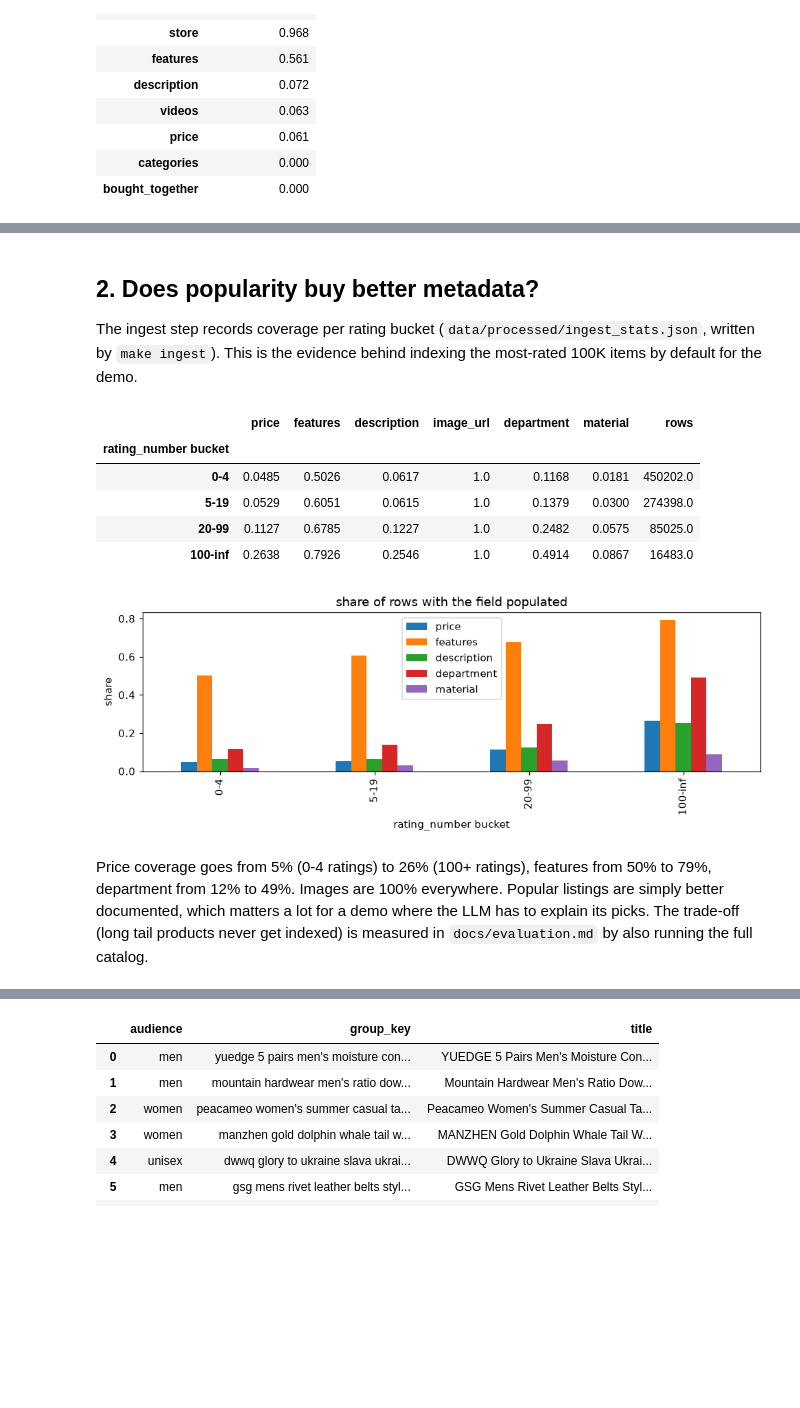
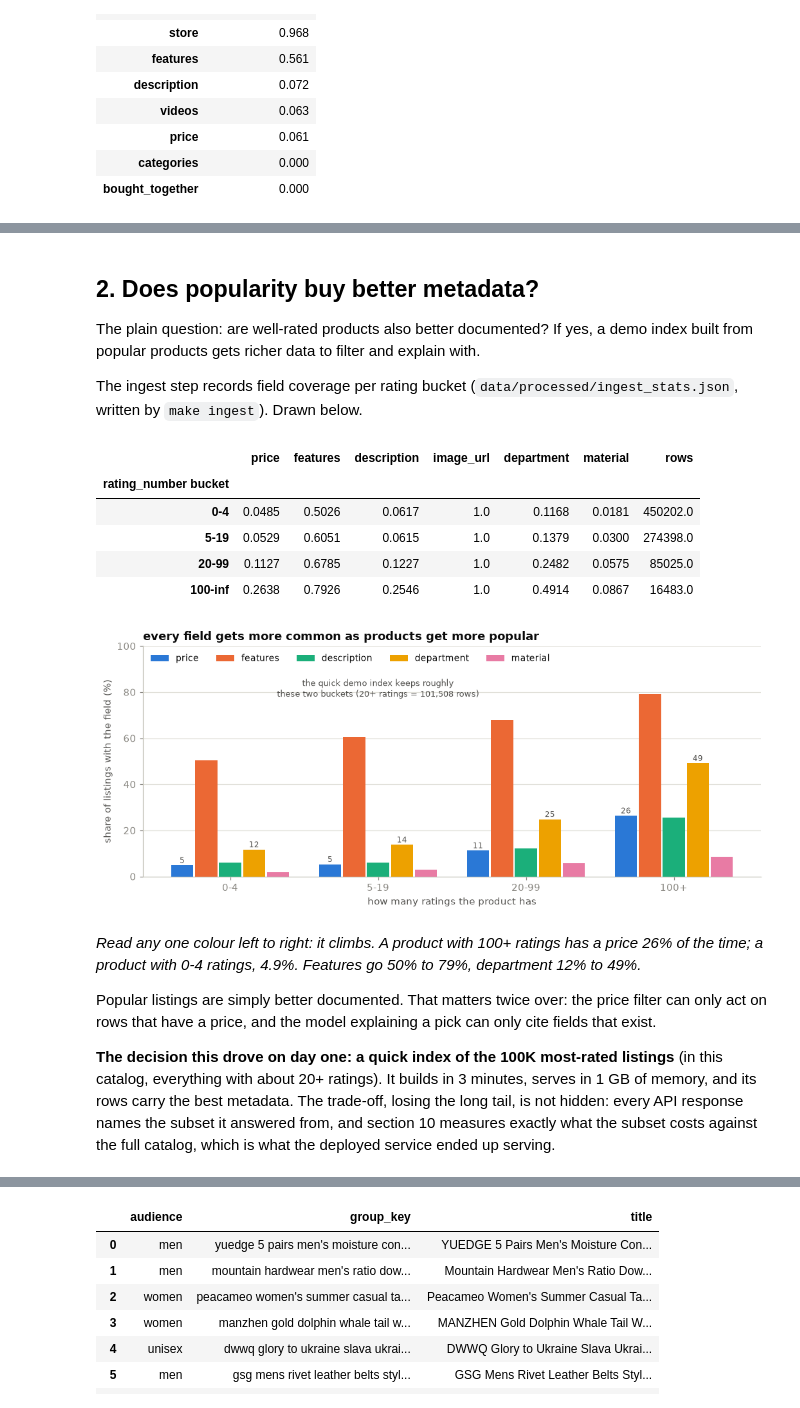
Before and after one commit to hircoder/Fashion_Stylist, a Jupyter notebook: notebooks/01_explore_data.ipynb, the cells around one changed output, grey strips where cells are left out. Drawn from its saved outputs; the diff is of its cells as text; code cells hidden in the pictures; blank space fills up the shorter version.

```diff
--- a/notebooks/01_explore_data.ipynb
+++ b/notebooks/01_explore_data.ipynb
@@ -65,3 +106,18 @@ rows: 826108
 | price | 0.061 |
 | categories | 0.000 |
 | bought_together | 0.000 |
+# %%
+share = (cov * 100)
+fig, ax = plt.subplots(figsize=(8.4, 4.4))
+vals = share.sort_values()
+colors = [MUTED if v == 0 else PAL[0] for v in vals]
+bars = ax.barh(vals.index, vals.values, color=colors, height=0.62)
+for b, v in zip(bars, vals.values):
+    ax.text(v + 1.2, b.get_y() + b.get_height() / 2, f"{v:.0f}%" if v >= 1 else ("0%" if v == 0 else f"{v:.1f}%"),
+            va="center", fontsize=9, color=INK2)
+ax.set_xlim(0, 112)
+ax.set_title("how often each field is filled in, across all 826,108 listings")
+ax.set_xlabel("share of listings with the field present")
+tidy(ax, ygrid=False)
+ax.grid(axis="x", color=GRID, linewidth=0.8); ax.set_axisbelow(True)
+plt.tight_layout(); plt.show()
@@ -88,22 +192,59 @@ years listed (top): [('2019', 129790), ('2020', 96249), ('2021', 110445), ('2022
 # %% [markdown]
 ## 2. Does popularity buy better metadata?
 
-The ingest step records coverage per rating bucket (`data/processed/ingest_stats.json`, written by `make ingest`). This is the evidence behind indexing the most-rated 100K items by default for the demo.
+The plain question: are well-rated products also better documented? If yes, a demo
+index built from popular products gets richer data to filter and explain with.
+
+The ingest step records field coverage per rating bucket
+(`data/processed/ingest_stats.json`, written by `make ingest`). Drawn below.
 # %%
 stats = json.loads(Path("data/processed/ingest_stats.json").read_text())
 by_bucket = pd.DataFrame(stats["by_rating_bucket"]).T
 by_bucket.index.name = "rating_number bucket"
 display(by_bucket)
-by_bucket.drop(columns=["rows", "image_url"]).plot.bar(figsize=(9, 3.4), title="share of rows with the field populated")
-plt.ylabel("share"); plt.tight_layout(); plt.show()
+
+fields = ["price", "features", "description", "department", "material"]
+labels = {"0-4": "0-4", "5-19": "5-19", "20-99": "20-99", "100-inf": "100+"}
+x = np.arange(len(by_bucket))
+w = 0.15
+fig, ax = plt.subplots(figsize=(9.6, 4.2))
+for i, f in enumerate(fields):
+    vals = by_bucket[f].values * 100
+    bars = ax.bar(x + (i - 2) * (w + 0.012), vals, width=w, color=PAL[i], label=f)
+    if f in ("price", "department"):
+        for b, v in zip(bars, vals):
+            ax.text(b.get_x() + b.get_width() / 2, v + 1, f"{v:.0f}", ha="center", fontsize=8, color=INK2)
+ax.set_xticks(x, [labels[i] for i in by_bucket.index])
+ax.set_xlabel("how many ratings the product has")
+ax.set_ylabel("share of listings with the field (%)")
+ax.set_title("every field gets more common as products get more popular")
+ax.legend(frameon=False, ncols=5, loc="upper left", fontsize=9)
+ax.set_ylim(0, 100)
+tidy(ax)
+ax.annotate("the quick demo index keeps roughly\nthese two buckets (20+ ratings = 101,508 rows)",
+            xy=(1.0, 78), fontsize=8.5, color=INK2, ha="center")
+plt.tight_layout(); plt.show()
 # %% [output]
 |  | price | features | description | image_url | department | material | rows |
 | rating_number bucket |  |  |  |  |  |  |  |
 | 0-4 | 0.0485 | 0.5026 | 0.0617 | 1.0 | 0.1168 | 0.0181 | 450202.0 |
 | 5-19 | 0.0529 | 0.6051 | 0.0615 | 1.0 | 0.1379 | 0.0300 | 274398.0 |
 | 20-99 | 0.1127 | 0.6785 | 0.1227 | 1.0 | 0.2482 | 0.0575 | 85025.0 |
 | 100-inf | 0.2638 | 0.7926 | 0.2546 | 1.0 | 0.4914 | 0.0867 | 16483.0 |
-[figure, old version]
+[figure, new version]
 # %% [markdown]
-Price coverage goes from 5% (0-4 ratings) to 26% (100+ ratings), features from 50% to 79%, department from 12% to 49%. Images are 100% everywhere. Popular listings are simply better documented, which matters a lot for a demo where the LLM has to explain its picks. The trade-off (long tail products never get indexed) is measured in `docs/evaluation.md` by also running the full catalog.
+*Read any one colour left to right: it climbs. A product with 100+ ratings has a
+price 26% of the time; a product with 0-4 ratings, 4.9%. Features go 50% to 79%,
+department 12% to 49%.*
+
+Popular listings are simply better documented. That matters twice over: the price
+filter can only act on rows that have a price, and the model explaining a pick can
+only cite fields that exist.
+
+**The decision this drove on day one: a quick index of the 100K most-rated
+listings** (in this catalog, everything with about 20+ ratings). It builds in 3
+minutes, serves in 1 GB of memory, and its rows carry the best metadata. The
+trade-off, losing the long tail, is not hidden: every API response names the
+subset it answered from, and section 10 measures exactly what the subset costs
+against the full catalog, which is what the deployed service ended up serving.
 # %% [markdown]
```
Also changed, not shown: parts of 37 cells of this notebook, 12 other files.
